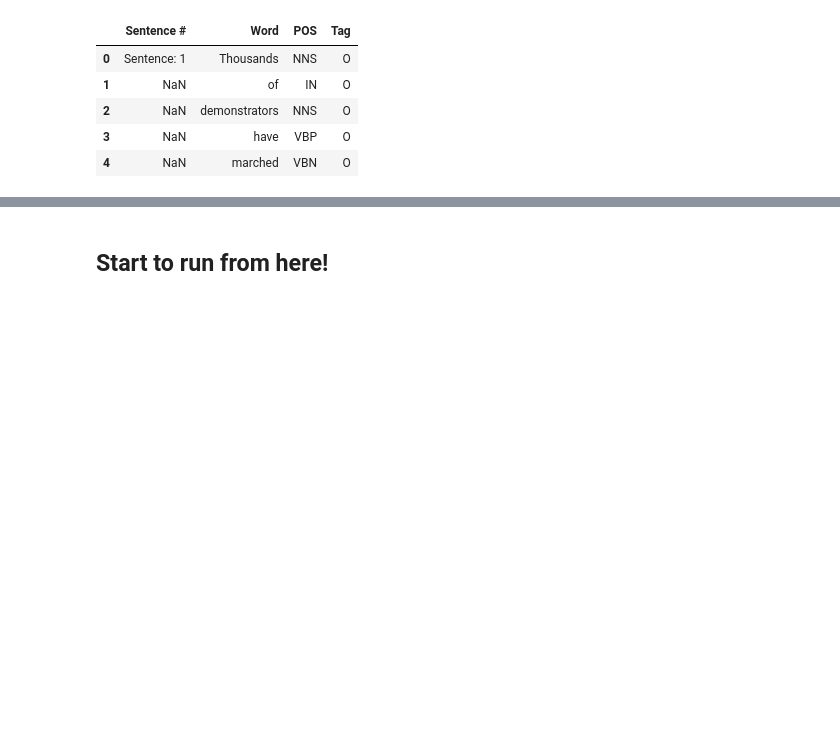
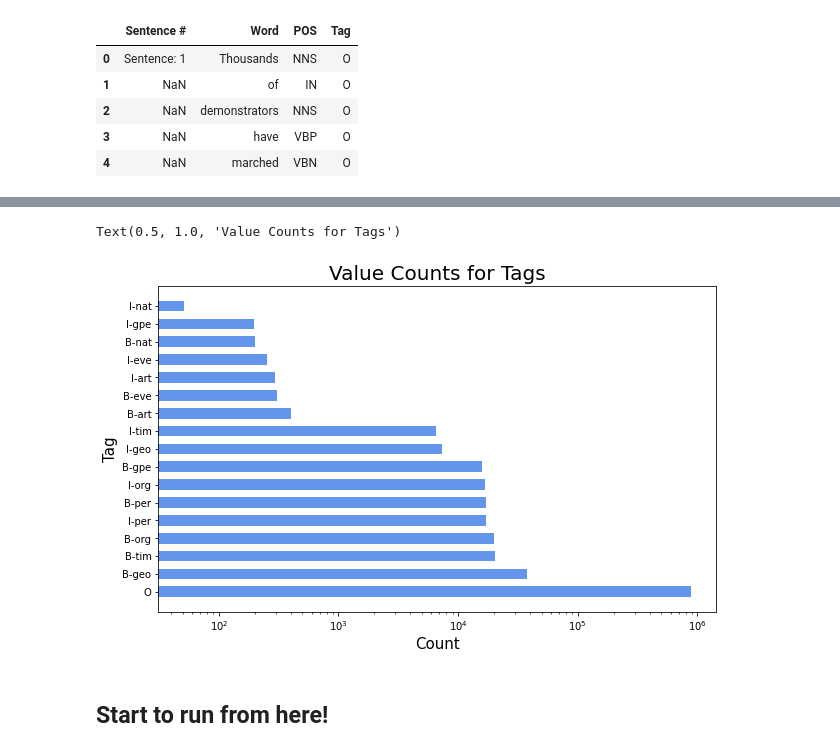
Before and after one commit to Jessieguojunyi/MIT_6.862_FP, a Jupyter notebook: 6_862_final_project.ipynb, the cells around one changed output, grey strips where cells are left out. Drawn from its saved outputs; the diff is of its cells as text; code cells hidden in the pictures; blank space fills up the shorter version.

```diff
--- a/6_862_final_project.ipynb
+++ b/6_862_final_project.ipynb
@@ -68,3 +110,14 @@ data.head()
+# %%
+value_count = data['Tag'].value_counts()
+fig, axs = plt.subplots(figsize = (10, 6))
+axs.barh(value_count.index, value_count, height = 0.6, color = 'cornflowerblue')
+axs.set_ylabel('Tag', fontsize = 15)
+axs.set_xlabel('Count', fontsize = 15)
+axs.set_xscale('log')
+axs.set_title('Value Counts for Tags', fontsize = 20)
+# %% [output]
+Text(0.5, 1.0, 'Value Counts for Tags')
+[figure, added]
 # %%
 # fill in the empty positions in column Sentence #
 sentence_sep = data['Sentence #'].isna()
```
Also changed, not shown: parts of 29 cells of this notebook.
